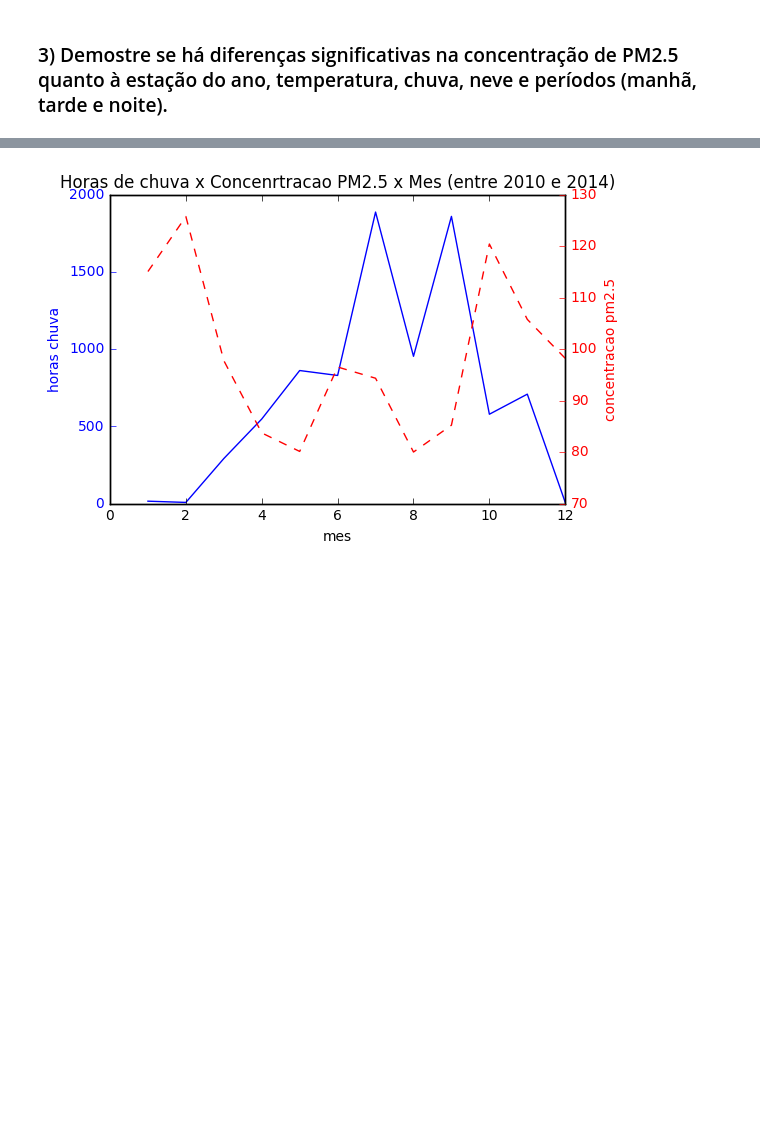
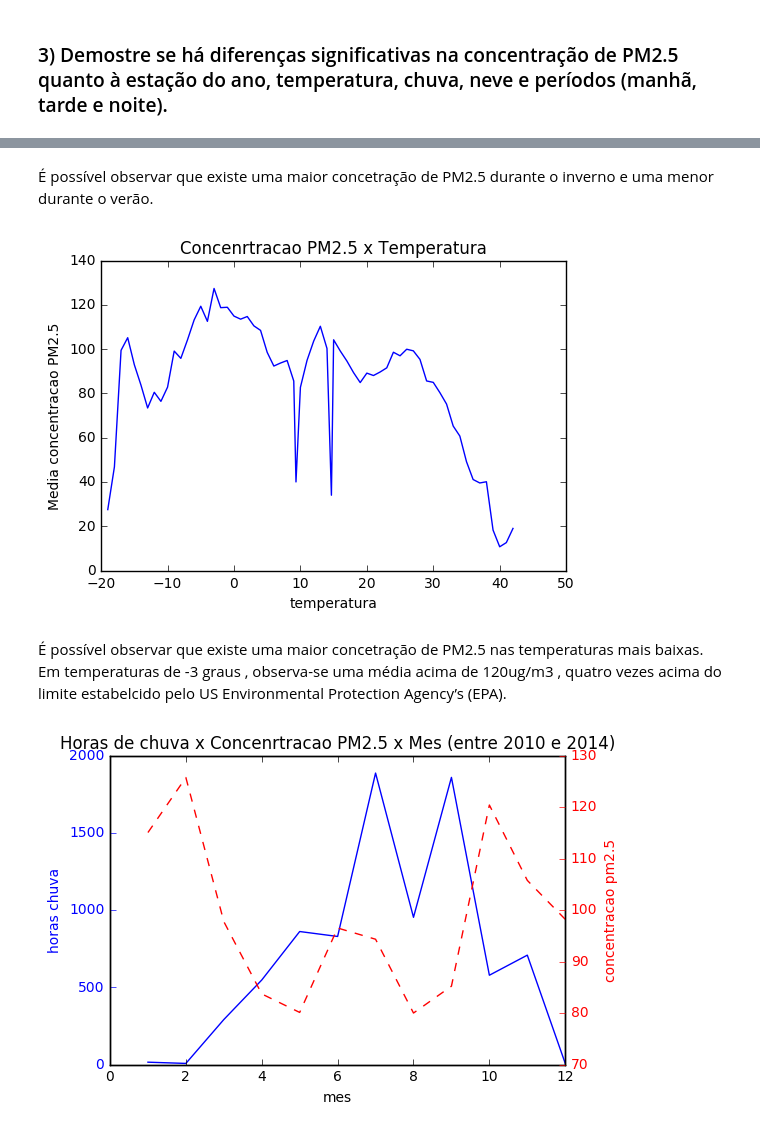
Before and after one commit to fredericobraga85/Big-Data, a Jupyter notebook: Análise Dados/Avaliação - Frederico Luz Braga.ipynb, the cells around one changed output, grey strips where cells are left out. Cells and saved outputs as stored; diff of their text form; code cells hidden in the pictures; blank space fills up the shorter version.

```diff
--- a/Análise Dados/Avaliação - Frederico Luz Braga.ipynb
+++ b/Análise Dados/Avaliação - Frederico Luz Braga.ipynb
@@ -153,3 +180,28 @@ A média por dia em Hong Kong é de 98 ug/m3. Três vezes mais que o limite.
+# %% [markdown]
+É possível observar que existe uma maior concetração de PM2.5 durante o inverno e uma menor durante o verão.
+# %%
+# Análise de concentração de PM2.5 quanto à Temperatura \
+
+
+
+df_temp   = data.groupby(['TEMP'])['pm2.5'].mean()
+
+fig, ax1 = plt.subplots()
+
+ax1.plot(df_temp, 'b-')
+ax1.set_xlabel('temperatura')
+# Make the y-axis label, ticks and tick labels match the line color.
+ax1.set_ylabel('Media concentracao PM2.5')
+
+
+plt.title('Concenrtracao PM2.5 x Temperatura')
+
+
+plt.show()
+# %% [output]
+[figure, added]
+# %% [markdown]
+É possível observar que existe uma maior concetração de PM2.5 nas temperaturas mais baixas. Em temperaturas de -3 graus , observa-se uma  média acima de 120ug/m3 , quatro vezes acima do limite estabelcido pelo US Environmental Protection Agency’s (EPA).
 # %%
 # Análise de concentração de PM2.5 com a chuva a cada mês\
 
```
Also changed, not shown: parts of 5 cells of this notebook.
